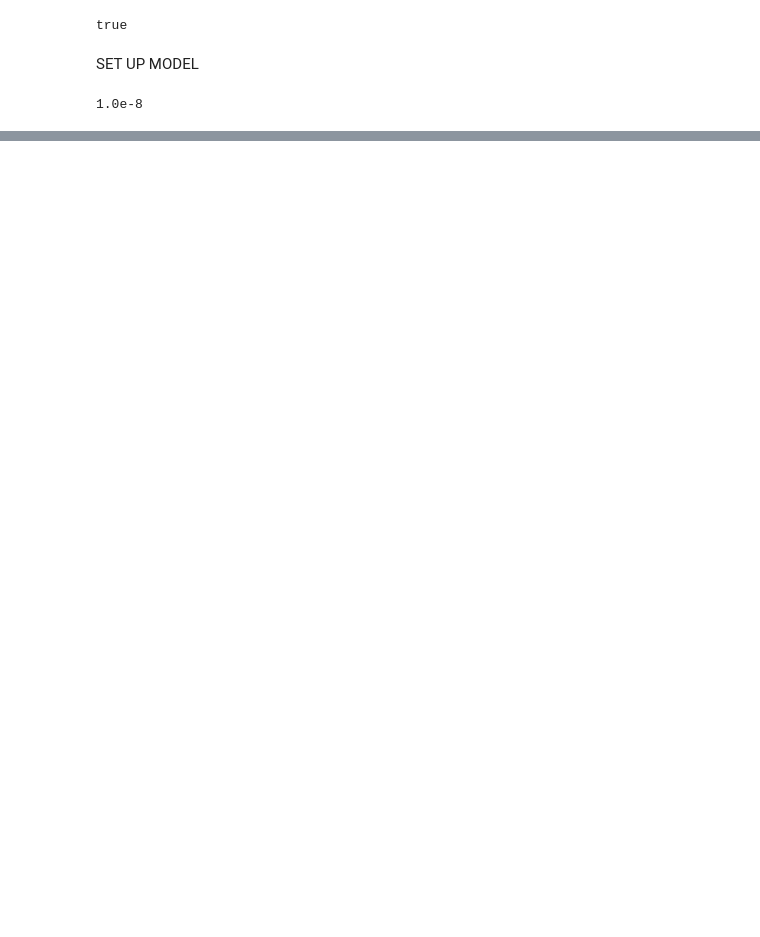
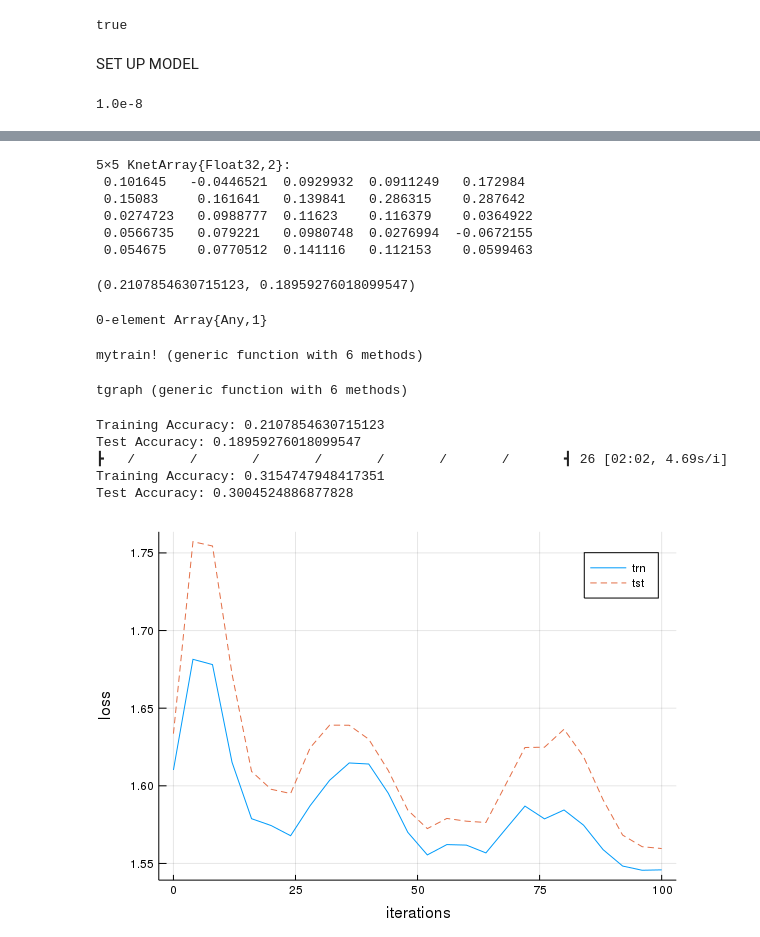
Before and after one commit to egeersu/LSTMN, a Jupyter notebook: LSTM1.ipynb, the cells around one changed output, grey strips where cells are left out. Saved outputs shown, nothing was run; the diff lists cells and outputs as text; code cells hidden in the pictures; blank space fills up the shorter version.

Commit message:
first results

```diff
--- a/LSTM1.ipynb
+++ b/LSTM1.ipynb
@@ -153,0 +192,76 @@ DimensionMismatch: DimensionMismatch("vectors must have same lengths")
+# %%
+x1, y1 = first(dtst);
+embed = model.input[:, permutedims(hcat(x1...))]
+embed = dropout(embed, model.pdrop)
+hidden = model.rnn(embed)
+hidden = dropout(hidden, model.pdrop)
+model.output * hidden[:,:,end]
+# %% [output]
+5×5 KnetArray{Float32,2}:
+ 0.101645   -0.0446521  0.0929932  0.0911249   0.172984
+ 0.15083     0.161641   0.139841   0.286315    0.287642
+ 0.0274723   0.0988777  0.11623    0.116379    0.0364922
+ 0.0566735   0.079221   0.0980748  0.0276994  -0.0672155
+ 0.054675    0.0770512  0.141116   0.112153    0.0599463
+# %%
+accuracy(model, dtrn), accuracy(model, dtst)
+# %% [output]
+(0.2107854630715123, 0.18959276018099547)
+# %%
+models = []
+results = []
+# %% [output]
+0-element Array{Any,1}
+# %%
+function mytrain!(lstmn::LSTMN, dtrn, dtst,valid=10, max_iters=500)
+
+    function pusher(lstmn::LSTMN,dtrn,dtst,trnloss,tstloss)
+        push!(trnloss, lstmn(dtrn))
+        push!(tstloss, lstmn(dtst))
+    end
+
+    trnloss = []
+    tstloss = []
+
+    takeevery(n,itr) = (x for (i,x) in enumerate(itr) if i % n == 1)
+    #progress!(adam(model,repeat(dtrn,EPOCHS);lr=LR,beta1=BETA_1,beta2=BETA_2,eps=EPS))
+
+    #change the optimizer here: sgd, adam, ... @doc Knet.sgd to see other options :
+    #a = sgd(sc, take(cycle(dtrn), max_iters+1))
+
+    a = adam(lstmn, take(cycle(dtrn), max_iters+1);lr=LR,beta1=BETA_1,beta2=BETA_2,eps=EPS)
+
+    b = (pusher(lstmn,dtrn,dtst,trnloss,tstloss) for x in takeevery(valid, a))
+    progress!(b)
+    return 0:valid:max_iters, trnloss, tstloss
+end
+# %% [output]
+mytrain! (generic function with 6 methods)
+# %%
+function tgraph(lstmn::LSTMN, dtrn, dtst, valid=10, max_iters=500)
+    Training_Accuracy = accuracy(lstmn, dtrn)
+    Test_Accuracy = accuracy(lstmn, dtst)
+    println("Training Accuracy: ", accuracy(lstmn, dtrn))
+    println("Test Accuracy: ", accuracy(lstmn, dtst))
+
+    iters, trnloss, tstloss = mytrain!(lstmn,dtrn,dtst,valid,max_iters)
+
+    println("Training Accuracy: ", accuracy(lstmn, dtrn))
+    println("Test Accuracy: ", accuracy(lstmn, dtst))
+
+    push!(models, model)
+    push!(results, [accuracy(lstmn, dtrn), accuracy(lstmn, dtst), memo, (iters,trnloss,tstloss)])
+
+    plot(iters, [trnloss, tstloss], labels=[:trn, :tst], xlabel="iterations", ylabel="loss")
+end
+# %% [output]
+tgraph (generic function with 6 methods)
+# %%
+tgraph(model, dtrn, dtst, 4, 100)
+# %% [output]
+Training Accuracy: 0.2107854630715123
+Test Accuracy: 0.18959276018099547
+┣   /       /       /       /       /       /       /       ┫ 26 [02:02, 4.69s/i]
+Training Accuracy: 0.3154747948417351
+Test Accuracy: 0.3004524886877828
+[figure, added]
```
Also changed, not shown: parts of 65 cells of this notebook.
